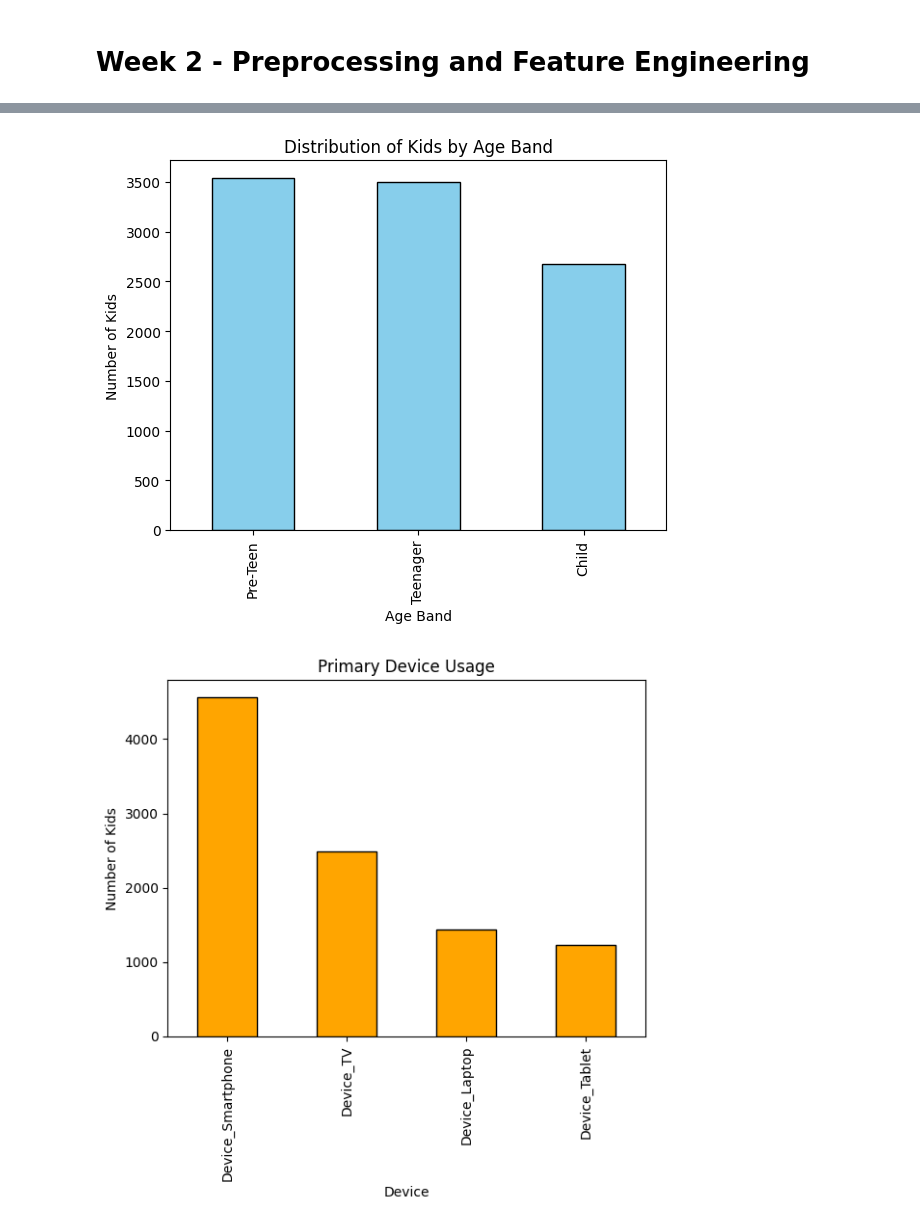
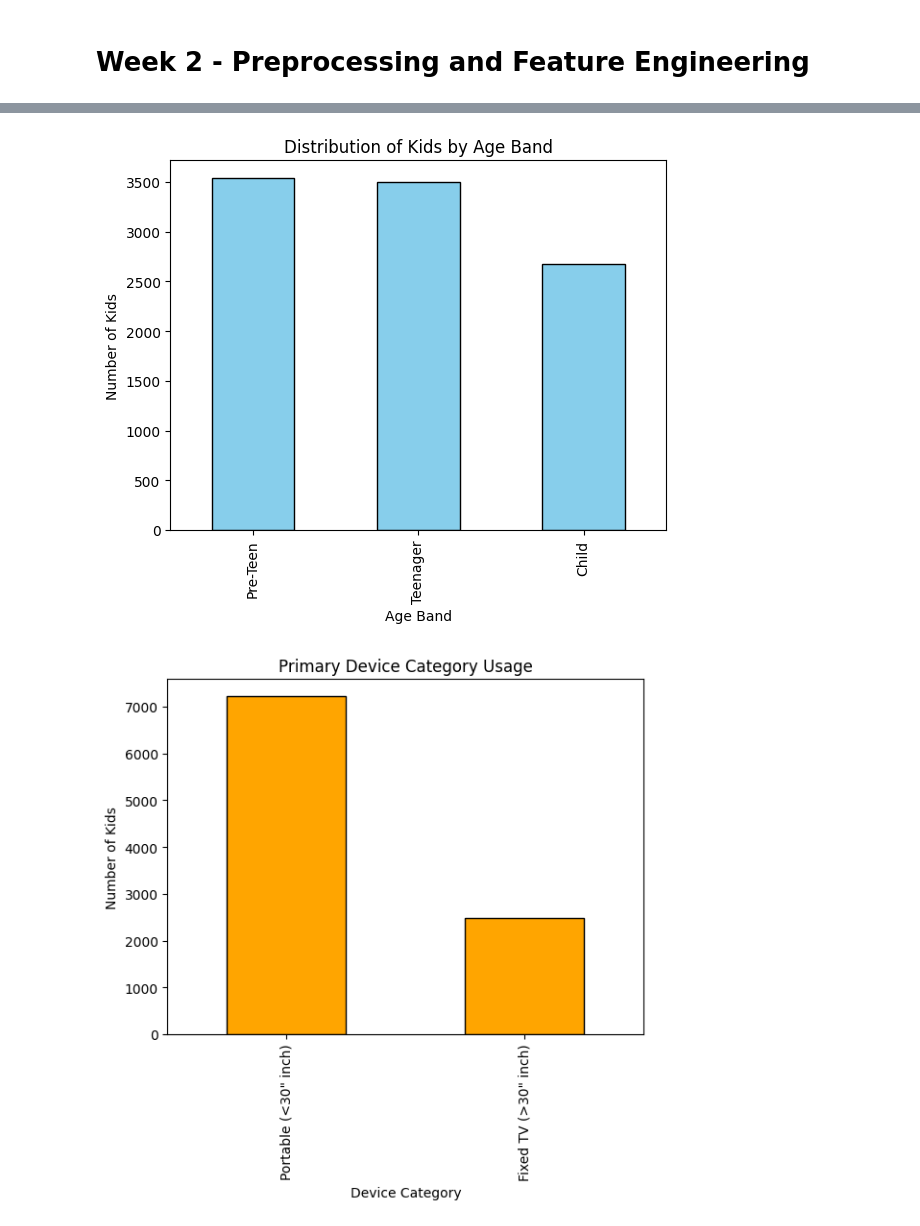
Before and after one commit to springboardmentor2468a-lab/Projects, a Jupyter notebook: Week_1,2.ipynb, the cells around one changed output, grey strips where cells are left out. Cells and saved outputs as stored; diff of their text form; code cells hidden in the pictures.

```diff
--- a/Week_1,2.ipynb
+++ b/Week_1,2.ipynb
@@ -168,44 +176,48 @@ df = pd.read_csv('Indian_Kids_Screen_Time.csv')
 # %%
-#Creating Derived Columns
+# Creating Derived Columns
 # Age Bands
 bins = [7, 10, 14, 18]
 labels = ['Child', 'Pre-Teen', 'Teenager']
 df['Age_Band'] = pd.cut(df['Age'], bins=bins, labels=labels)
 
 # Visualizing Age Band distribution
 df['Age_Band'].value_counts().plot(kind='bar', color='skyblue', edgecolor='black')
 plt.title("Distribution of Kids by Age Band")
 plt.xlabel("Age Band")
 plt.ylabel("Number of Kids")
 plt.show()
 
-# For Device Column
-if 'Primary_Device' in df.columns:
-    df = pd.get_dummies(df, columns=['Primary_Device'], prefix='Device')
+# Categorizing Primary Device as Wallmounted or Portable
+def categorize_device(device):
+    if device == 'TV':
+        return 'Fixed TV (>30" inch)'
+    else:
+        return 'Portable (<30" inch)'
 
-# Visulizing Device Usage Preferences
-device_cols = [c for c in df.columns if c.startswith("Device_")]
-device_usage = df[device_cols].sum().sort_values(ascending=False)
-device_usage.plot(kind='bar', color='orange', edgecolor='black')
-plt.title("Primary Device Usage")
-plt.xlabel("Device")
+df['Device_Category'] = df['Primary_Device'].apply(categorize_device)
+
+# Visualizing Device Category distribution
+df['Device_Category'].value_counts().plot(kind='bar', color='orange', edgecolor='black')
+plt.title("Primary Device Category Usage")
+plt.xlabel("Device Category")
 plt.ylabel("Number of Kids")
 plt.show()
+
 
 # Educational to Recreational Ratio levels
 df['Edu_Recreation_Level'] = pd.cut(
     df['Educational_to_Recreational_Ratio'],
     bins=[0,0.3,0.6,1],
     labels=['Low','Medium','High']
 )
 # Visualizing Educational to Recreational Ratio levels
 df['Edu_Recreation_Level'].value_counts().plot(kind='bar', color='lightgreen', edgecolor='black')
 plt.title("Educational to Recreational Ratio Levels")
 plt.xlabel("Category")
 plt.ylabel("Number of Kids")
 plt.show()
 df.head()
 # %% [output]
 [figure]
-[figure, old version]
+[figure, new version]
 [figure]
```
Also changed, not shown: parts of 5 cells of this notebook.
